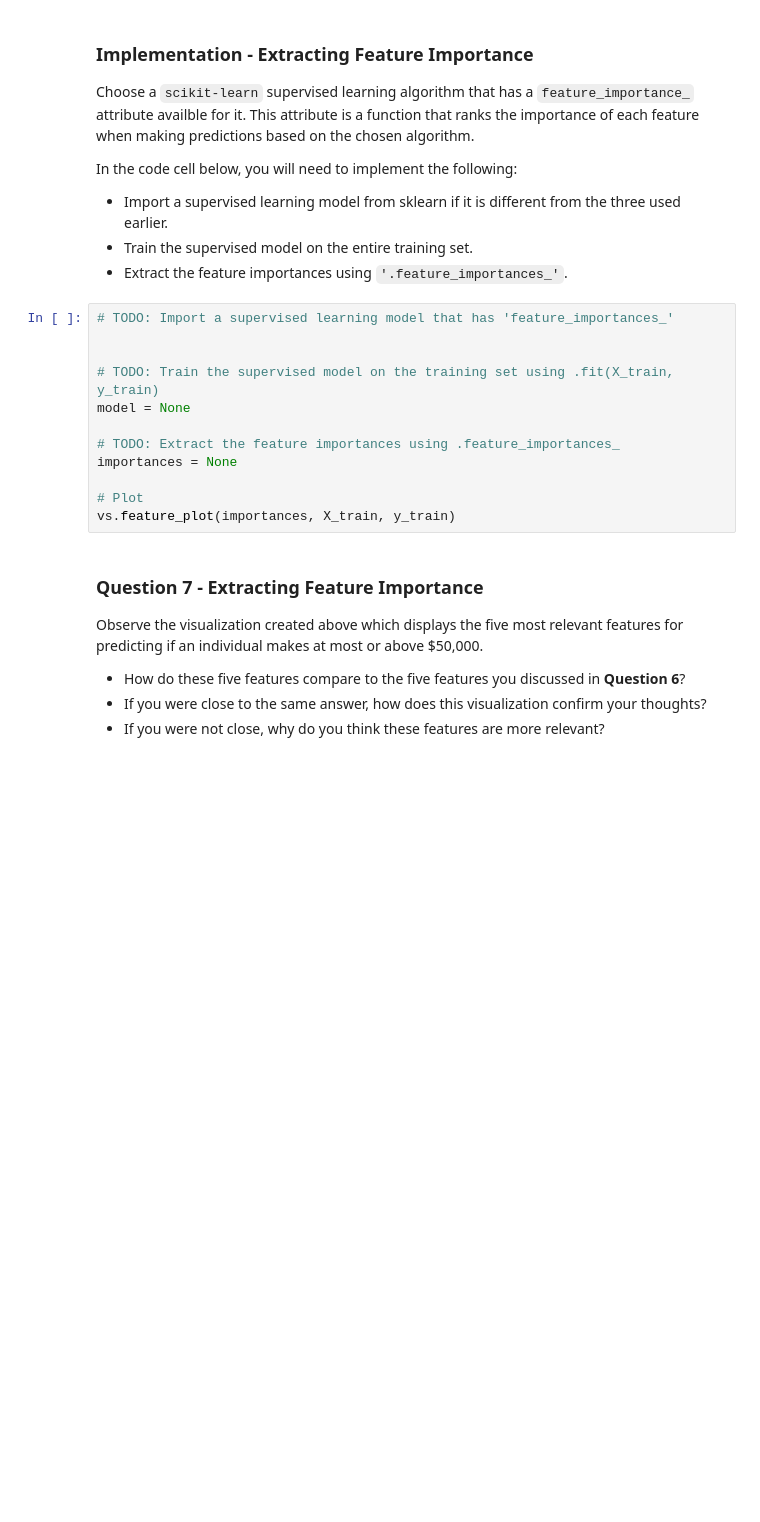
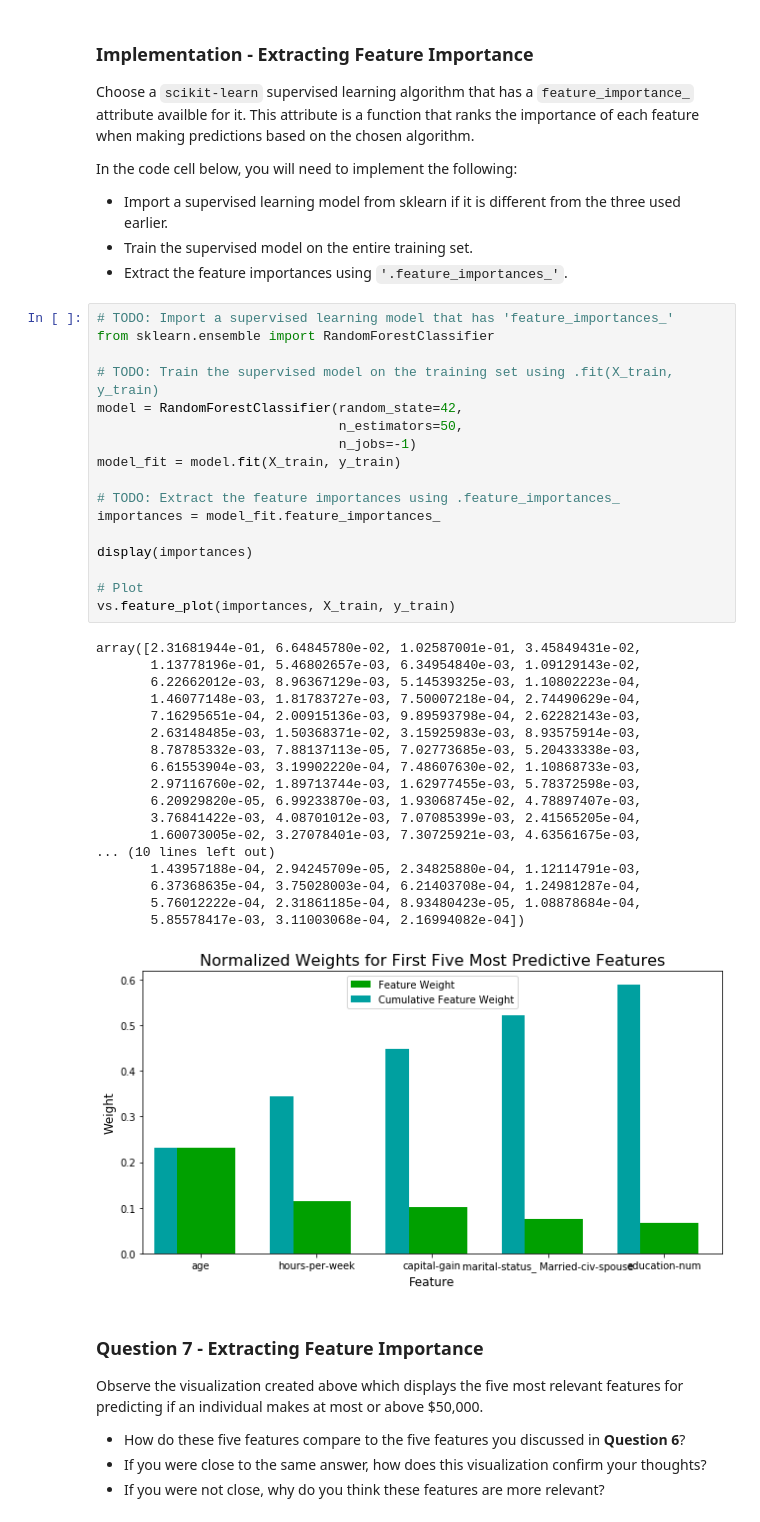
Before and after one commit to jkielbaey/MLND-Donor-for-CharityML, a Jupyter notebook: finding_donors.ipynb, the cells around one changed output. Drawn from its saved outputs; the diff is of its cells as text; blank space fills up the shorter version.

```diff
--- a/finding_donors.ipynb
+++ b/finding_donors.ipynb
@@ -803,16 +809,40 @@ In the code cell below, you will need to implement the following:
  - Extract the feature importances using `'.feature_importances_'`.
 # %%
 # TODO: Import a supervised learning model that has 'feature_importances_'
-
+from sklearn.ensemble import RandomForestClassifier
 
 # TODO: Train the supervised model on the training set using .fit(X_train, y_train)
-model = None
+model = RandomForestClassifier(random_state=42,
+                               n_estimators=50,
+                               n_jobs=-1)
+model_fit = model.fit(X_train, y_train)
 
 # TODO: Extract the feature importances using .feature_importances_
-importances = None
+importances = model_fit.feature_importances_
+
+display(importances)
 
 # Plot
 vs.feature_plot(importances, X_train, y_train)
+# %% [output]
+array([2.31681944e-01, 6.64845780e-02, 1.02587001e-01, 3.45849431e-02,
+       1.13778196e-01, 5.46802657e-03, 6.34954840e-03, 1.09129143e-02,
+       6.22662012e-03, 8.96367129e-03, 5.14539325e-03, 1.10802223e-04,
+       1.46077148e-03, 1.81783727e-03, 7.50007218e-04, 2.74490629e-04,
+       7.16295651e-04, 2.00915136e-03, 9.89593798e-04, 2.62282143e-03,
+       2.63148485e-03, 1.50368371e-02, 3.15925983e-03, 8.93575914e-03,
+       8.78785332e-03, 7.88137113e-05, 7.02773685e-03, 5.20433338e-03,
+       6.61553904e-03, 3.19902220e-04, 7.48607630e-02, 1.10868733e-03,
+       2.97116760e-02, 1.89713744e-03, 1.62977455e-03, 5.78372598e-03,
+       6.20929820e-05, 6.99233870e-03, 1.93068745e-02, 4.78897407e-03,
+       3.76841422e-03, 4.08701012e-03, 7.07085399e-03, 2.41565205e-04,
+       1.60073005e-02, 3.27078401e-03, 7.30725921e-03, 4.63561675e-03,
+... (10 lines left out)
+       1.43957188e-04, 2.94245709e-05, 2.34825880e-04, 1.12114791e-03,
+       6.37368635e-04, 3.75028003e-04, 6.21403708e-04, 1.24981287e-04,
+       5.76012222e-04, 2.31861185e-04, 8.93480423e-05, 1.08878684e-04,
+       5.85578417e-03, 3.11003068e-04, 2.16994082e-04])
+[figure, added]
 # %% [markdown]
 ### Question 7 - Extracting Feature Importance
 
```
Also changed, not shown: parts of 8 cells of this notebook.
